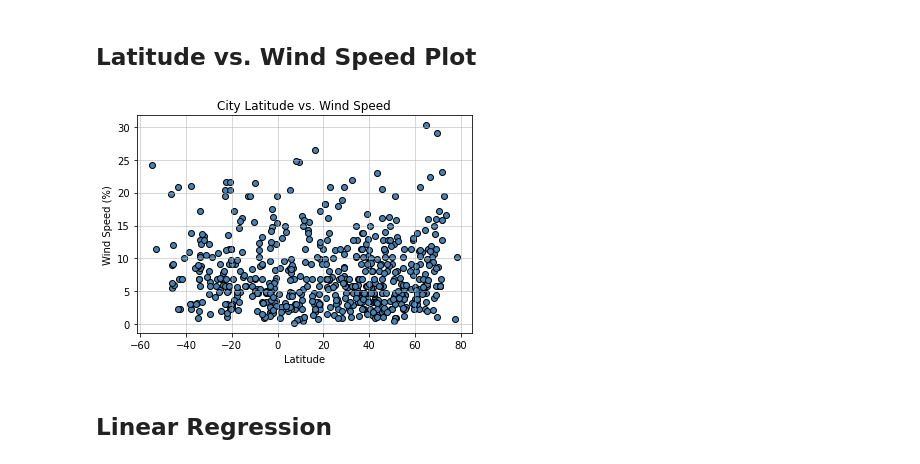
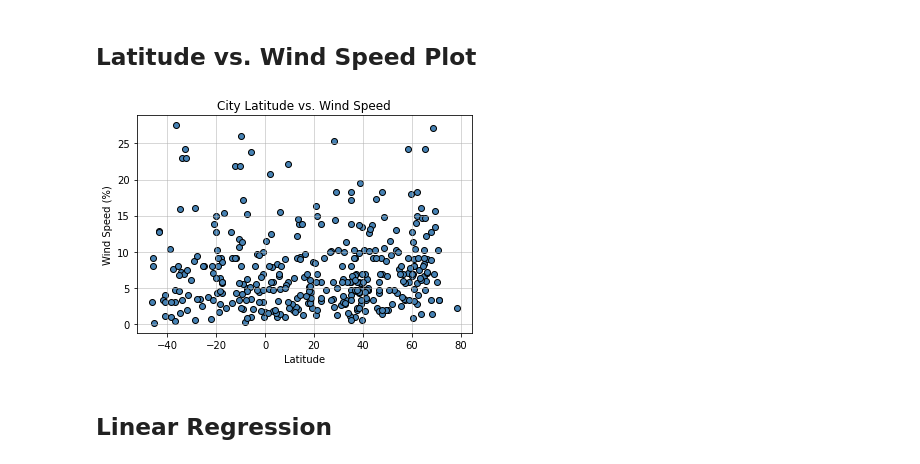
Before and after one commit to Ringlis1995/python-api-challenge, a Jupyter notebook: Instructions/WeatherPy/WeatherPy.ipynb, the cells around one changed output. Drawn from its saved outputs; the diff is of its cells as text; code cells hidden in the pictures.

```diff
--- a/Instructions/WeatherPy/WeatherPy.ipynb
+++ b/Instructions/WeatherPy/WeatherPy.ipynb
@@ -280,24 +280,24 @@ plt.savefig("../Images/City Latitude vs Cloudiness.png")
 ## Latitude vs. Wind Speed Plot
 # %%
 #Latitude vs. Temperature scatter plot
-plt.scatter(weather_dict["Lat"], weather_dict["Wind Speed"], facecolor = "steelblue", edgecolor = "black")
+plt.scatter(weather_data["Lat"], weather_data["Wind Speed"], facecolor = "steelblue", edgecolor = "black")
 
 #title
-plt.title("City Latitude vs. Wind Speed") #DATE??
+plt.title("City Latitude vs. Wind Speed")
 
 #x axis
 plt.xlabel("Latitude")
 
 #y axis
 plt.ylabel("Wind Speed (%)")
 
 #grid line
 plt.grid(linestyle="-", linewidth=1, alpha = 0.5)
 
 #save as pngs
 plt.savefig("../Images/City Latitude vs Wind Speed.png")
 # %% [output]
-[figure, old version]
+[figure, new version]
 # %% [markdown]
 ## Linear Regression
 # %%
```
Also changed, not shown: parts of 17 cells of this notebook, 7 other files.
